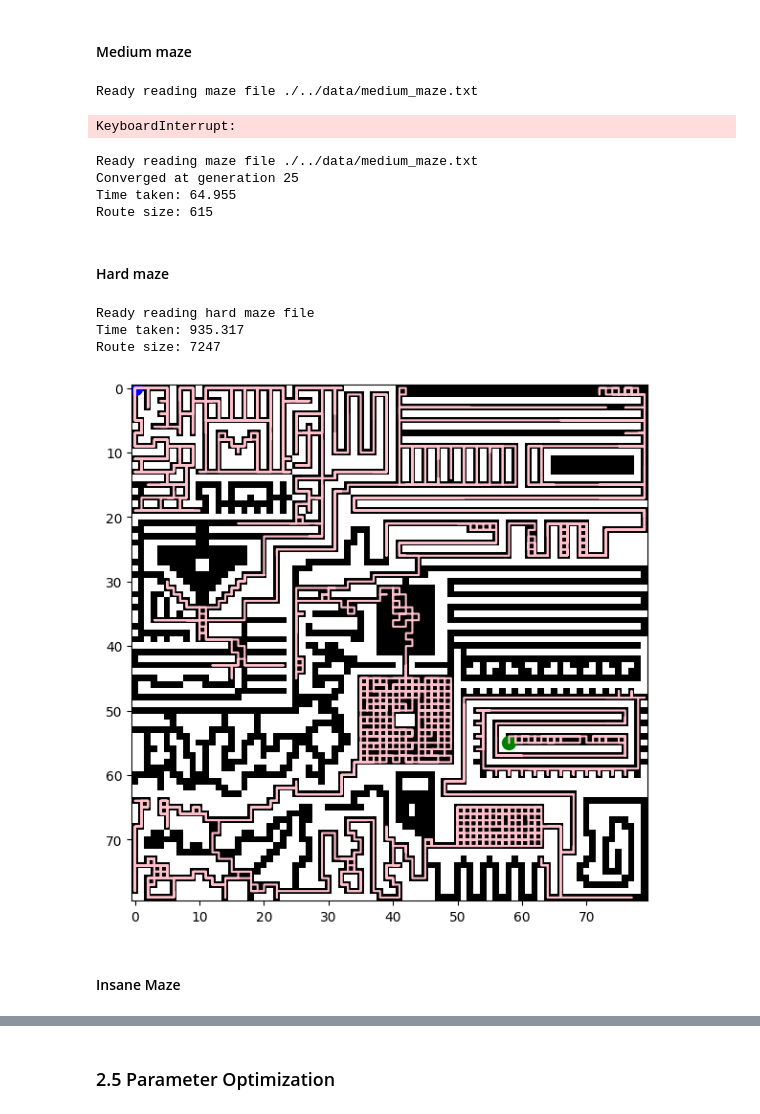
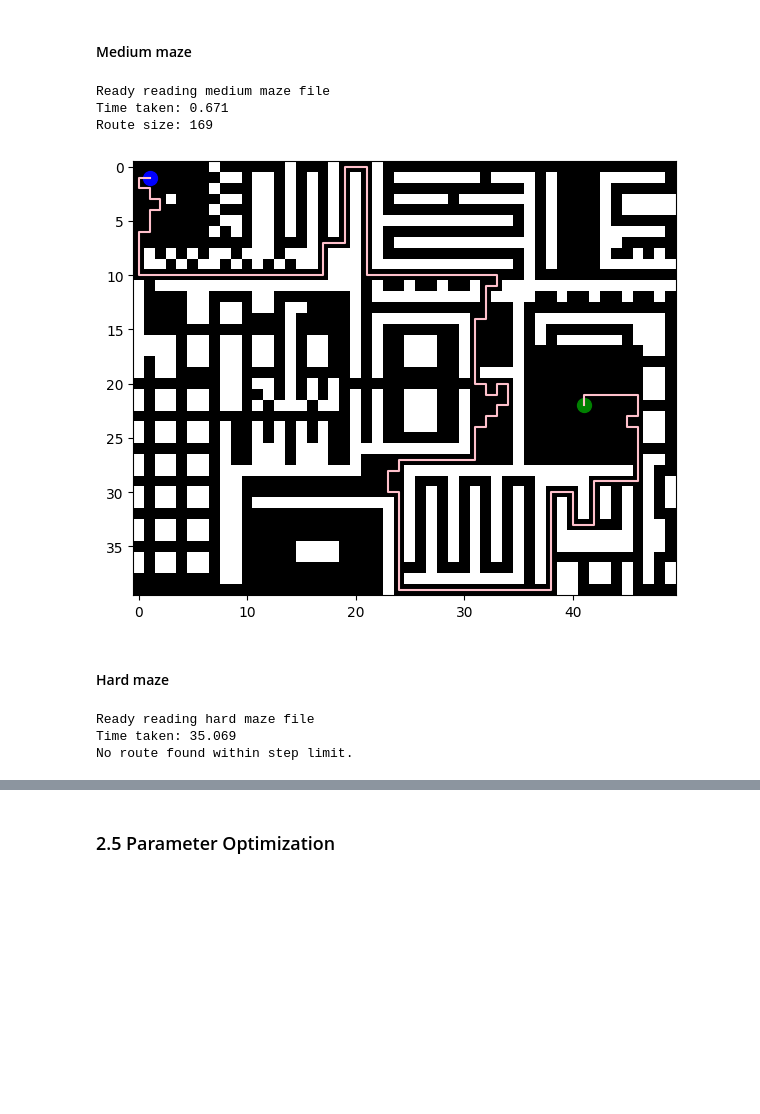
Before and after one commit to alexxhuguett/CI_Assignment2_60, a Jupyter notebook: src/Main.ipynb, the cells around one changed output, grey strips where cells are left out. Saved outputs shown, nothing was run; the diff lists cells and outputs as text; code cells hidden in the pictures; blank space fills up the shorter version.

```diff
--- a/src/Main.ipynb
+++ b/src/Main.ipynb
@@ -905,48 +937,47 @@ Improvements:
 # %%
 maze = Maze.create_maze("./../data/medium_maze.txt", tau_0, tau_min)
 spec = PathSpecification.read_coordinates("./../data/medium_coordinates.txt")
 
-aco = AntColonyOptimization(maze, ants_per_gen, no_gen, q, evap, max_steps, no_improve_limit, False)
+aco = AntColonyOptimization(
+    maze,
+    ants_per_gen=5,
+    generations=1,
+    q=80,
+    evaporation=0.1,
+    max_steps=5000,
+    no_improve_limit=50,
+    intelligent=True)
 
 start_time = int(round(time.time() * 1000))
 shortest_route = aco.find_shortest_route(spec)
 
 print("Time taken: " + str((int(round(time.time() * 1000)) - start_time) / 1000.0))
 if shortest_route is None:
     print("No route found within step limit.")
+    Visualizer.visualize_individual_path(maze, shortest_route, spec)
 else:
     print("Route size: " + str(shortest_route.size()))
-    shortest_route.write_to_file("./../data/hard_solution.txt")
+    Visualizer.visualize_individual_path(maze, shortest_route, spec)
 # %% [output]
-Ready reading maze file ./../data/medium_maze.txt
+Ready reading medium maze file
+Time taken: 0.671
+Route size: 169
-KeyboardInterrupt:
+[figure, added]
-# %%
-maze = Maze.create_maze("./../data/medium_maze.txt", tau_0, tau_min)
-spec = PathSpecification.read_coordinates("./../data/medium_coordinates.txt")
-
-aco = AntColonyOptimization(maze, ants_per_gen, no_gen, q, evap, max_steps, no_improve_limit, True)
-
-start_time = int(round(time.time() * 1000))
-shortest_route = aco.find_shortest_route(spec)
-
-print("Time taken: " + str((int(round(time.time() * 1000)) - start_time) / 1000.0))
-if shortest_route is None:
-    print("No route found within step limit.")
-else:
-    print("Route size: " + str(shortest_route.size()))
-    shortest_route.write_to_file("./../data/hard_solution.txt")
-# %% [output]
-Ready reading maze file ./../data/medium_maze.txt
-Converged at generation 25
-Time taken: 64.955
-Route size: 615
 # %% [markdown]
 #### Hard maze
 # %%
 maze = Maze.create_maze("./../data/hard_maze.txt", tau_0, tau_min)
 spec = PathSpecification.read_coordinates("./../data/hard_coordinates.txt")
 
-aco = AntColonyOptimization(maze, ants_per_gen, no_gen, q, evap, max_steps, no_improve_limit, True)
+aco = AntColonyOptimization(
+    maze,
+    ants_per_gen=30,
+    generations=5,
+    q=80,
+    evaporation=0.1,
+    max_steps=10000,
+    no_improve_limit=250,
+    intelligent=True)
 
 start_time = int(round(time.time() * 1000))
 shortest_route = aco.find_shortest_route(spec)
@@ -956,14 +987,8 @@ if shortest_route is None:
     print("No route found within step limit.")
 else:
     print("Route size: " + str(shortest_route.size()))
-    shortest_route.write_to_file("./../data/hard_solution.txt")
+    Visualizer.visualize_individual_path(maze, shortest_route, spec)
 # %% [output]
 Ready reading hard maze file
-Time taken: 935.317
-Route size: 7247
+Time taken: 35.069
+No route found within step limit.
-# %%
-Visualizer.visualize_individual_path(maze, shortest_route, spec)
-# %% [output]
-[figure, removed]
-# %% [markdown]
-#### Insane Maze
```
Also changed, not shown: parts of 62 cells of this notebook.
